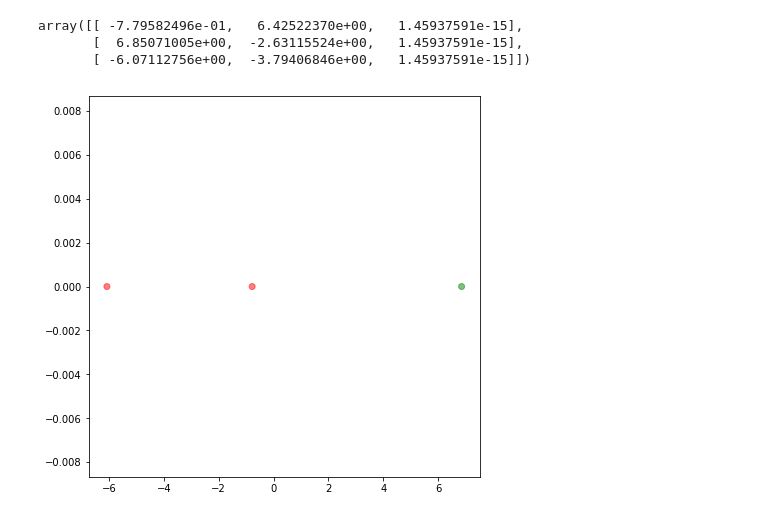
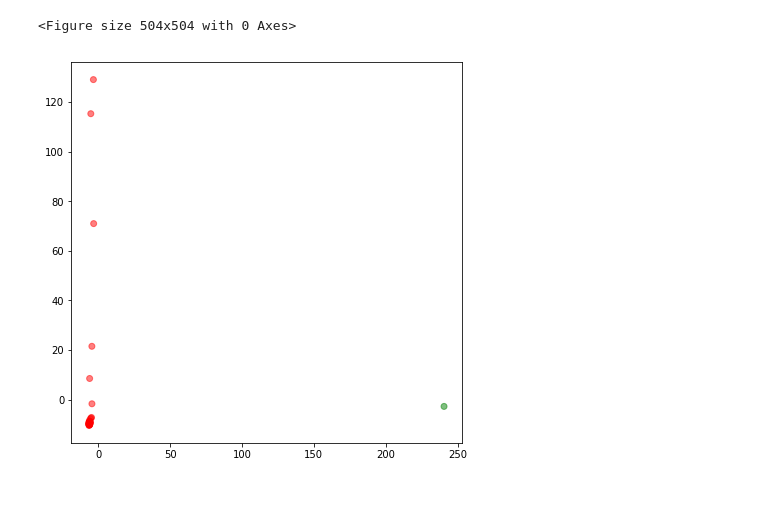
Before and after one commit to Hank421Chen/Python-, a Jupyter notebook: week_5/week_5.ipynb, the cells around one changed output. Cells and saved outputs as stored; diff of their text form; code cells hidden in the pictures.

```diff
--- a/week_5/week_5.ipynb
+++ b/week_5/week_5.ipynb
@@ -73,5 +87,5 @@ To retain the current behavior and silence the warning, pass 'sort=True'.
 # %%
 #去除標點符號(觀察表格中標點符號位置)
-df_drop = df.drop(df.columns.tolist()[0:2294]+df.columns.tolist()[10392:10405],axis=1)
+df_drop = df.drop(df.columns.tolist()[0:1602]+df.columns.tolist()[8400:10405],axis=1)
 df_drop
 # %% [output]
@@ -87,7 +114,9 @@ from sklearn.feature_extraction.text import TfidfTransformer
 transformer = TfidfTransformer()
 tfidf = transformer.fit_transform(df_drop.values)
 df_tfidf = pd.DataFrame(tfidf.toarray(), columns = df_drop.columns.tolist())
+df = df_tfidf
+df
 #把TF-IDF後的詞組中頻率過低的詞組刪除
-df1 = df_tfidf[df_tfidf>0.01].dropna(axis=1)
-df1
+#df1 = df_tfidf[df_tfidf>0.001].dropna(axis=1)
+#df1
 # %% [output]
@@ -121,4 +155,5 @@ plt.show()
 # %%
-X = df1.values
+X = df.values
 from sklearn.preprocessing import StandardScaler
 X_std = StandardScaler().fit_transform(X)
+X_std.shape
@@ -134,5 +167,7 @@ array([[-0.7795825 ,  6.4252237 ],
 # %%
-pca = PCA(n_components=3)
+pca = PCA(n_components=2)
+
 x_7d = pca.fit_transform(X_std)
+x_7d.shape
 x_7d
 # %% [output]
@@ -142,25 +191,18 @@ array([[ -7.79582496e-01,   6.42522370e+00,   1.45937591e-15],
-# %%
-pca4 = PCA(n_components=2)
-x_4d = pca.fit_transform(X_std)
-x_4d
-# %% [output]
-array([[ -7.79582496e-01,   6.42522370e+00,   1.45937591e-15],
-       [  6.85071005e+00,  -2.63115524e+00,   1.45937591e-15],
-       [ -6.07112756e+00,  -3.79406846e+00,   1.45937591e-15]])
 # %%
 #Set a 3 KMeans clustering
 kmeans = KMeans(n_clusters = 2)
 
 #Compute cluster centers and predict cluster indices
 X_clustered = kmeans.fit_predict(x_7d)
 
 #Define our own color map
 LABEL_COLOR_MAP = {0:'r', 1: 'g', 2: 'b'}
 label_color = [LABEL_COLOR_MAP[l] for l in X_clustered]
 
 # Plot the scatter digram
 plt.figure(figsize = (7,7))
-plt.scatter(x_7d[:,0],x_7d[:,2], c= label_color, alpha=0.5)
+plt.scatter(x_7d[:,0],x_7d[:,1], c= label_color, alpha=0.5)
 plt.show()
 # %% [output]
+<Figure size 504x504 with 0 Axes>
-[figure, old version]
+[figure, new version]
```
Also changed, not shown: parts of 9 cells of this notebook.
